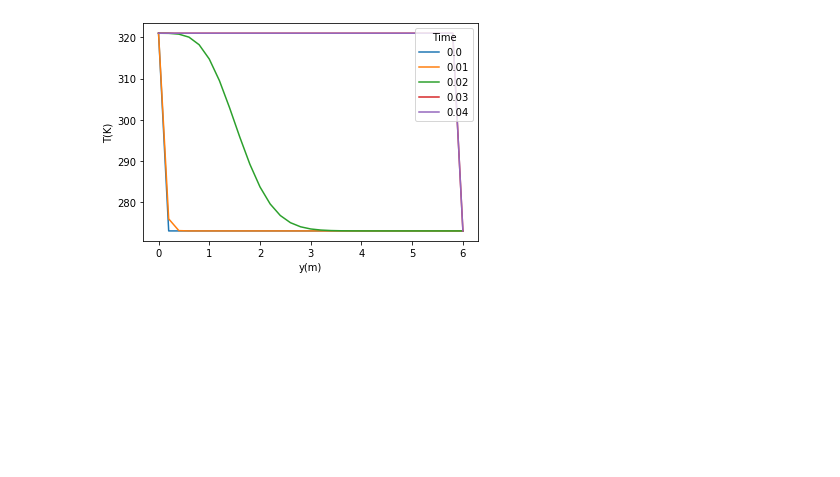
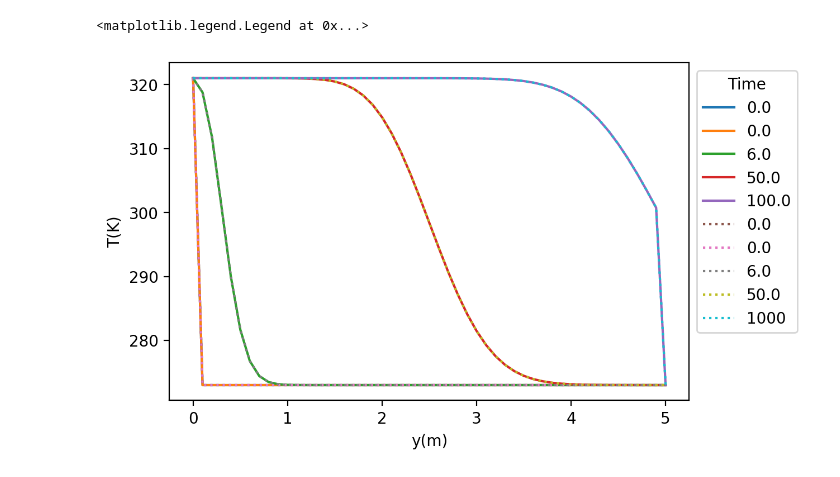
Before and after one commit to sudojarvis/Design-Credit, a Jupyter notebook: script.ipynb, the cells around one changed output. Cells and saved outputs as stored; diff of their text form; code cells hidden in the pictures; blank space fills up the shorter version.

```diff
--- a/script.ipynb
+++ b/script.ipynb
@@ -137,15 +180,15 @@ plt.show()
 # %%
-v=0.5
-T,t_array,y_array=FTCS(t_max,y_max,dt,T0,v)
-plt.plot(y_array,T[int(0.0035/dt),:])
-plt.plot(y_array,T[int(0.05/dt),:])
-plt.plot(y_array,T[int(6/dt),:])
-plt.plot(y_array,T[int(50/dt),:])
-plt.plot(y_array,T[int(100/dt),:])
-plt.xlabel("y(m)")
-plt.ylabel("T(K)")
-plt.legend(t_array,loc='upper right',fontsize=10,title='Time')
-#plt.figure()
-plt.show()
+# v=0.5
+# T,t_array,y_array=FTCS(t_max,y_max,dt,T0,v)
+# plt.plot(y_array,T[int(0.0035/dt),:])
+# plt.plot(y_array,T[int(0.05/dt),:])
+# plt.plot(y_array,T[int(6/dt),:])
+# plt.plot(y_array,T[int(50/dt),:])
+# plt.plot(y_array,T[int(100/dt),:])
+
+
+# plt.xlabel("y(m)")
+# plt.ylabel("T(K)")
+# plt.legend(t_array,loc='upper right',fontsize=10,title='Time')
+# #plt.figure()
+# plt.show()
-# %% [output]
-[figure, removed]
@@ -151,0 +287,27 @@ plt.show()
+# %%
+plt.figure(dpi=200)
+
+T_,t_array_,y_array_=FTCS_(t_max,y_max,dt,T0,v)
+T,t_array,y_array=FTCS(t_max,y_max,dt,T0,v)
+plt.plot(y_array_,T_[int(0.0035/dt),:],label='{f}'.format(f=t_array_[int(0.0035/dt)]))
+plt.plot(y_array_,T_[int(0.05/dt),:],label='{f}'.format(f=t_array_[int(0.05/dt)]))
+plt.plot(y_array_,T_[int(6/dt),:],label='{f}'.format(f=t_array_[int(6/dt)]))
+plt.plot(y_array_,T_[int(50/dt),:],label='{f}'.format(f=t_array_[int(50/dt)]))
+plt.plot(y_array_,T_[int(100/dt),:],label='{f}'.format(f=t_array_[int(100/dt)]))
+
+#For temperature dependent rho,k,
+
+plt.plot(y_array,T[int(0.0035/dt),:],linestyle='dotted',label='{f}'.format(f=t_array[int(0.0035/dt)]))
+plt.plot(y_array,T[int(0.05/dt),:],linestyle='dotted',label='{f}'.format(f=t_array[int(0.05/dt)]))
+plt.plot(y_array,T[int(6/dt),:],linestyle='dotted',label='{f}'.format(f=t_array[int(6/dt)]))
+plt.plot(y_array,T[int(50/dt),:],linestyle='dotted',label='{f}'.format(f=t_array[int(50/dt)]))
+plt.plot(y_array,T[int(100/dt),:],linestyle='dotted',label='{f}'.format(f=int(100/dt)))
+plt.xlabel("y(m)")
+plt.ylabel("T(K)")
+plt.legend(loc='best', bbox_to_anchor=(1, 1.),title='Time')
+#plt.legend(loc='upper right',fontsize=10,title='Time')
+#plt.legend(t_array_,loc='upper right',fontsize=10,title='Time')
+#plt.legend(t_array,loc='upper right',fontsize=10,title='Time')
+# %% [output]
+<matplotlib.legend.Legend at 0x...>
+[figure, added]
```
Also changed, not shown: parts of 8 cells of this notebook, 3 other files.
